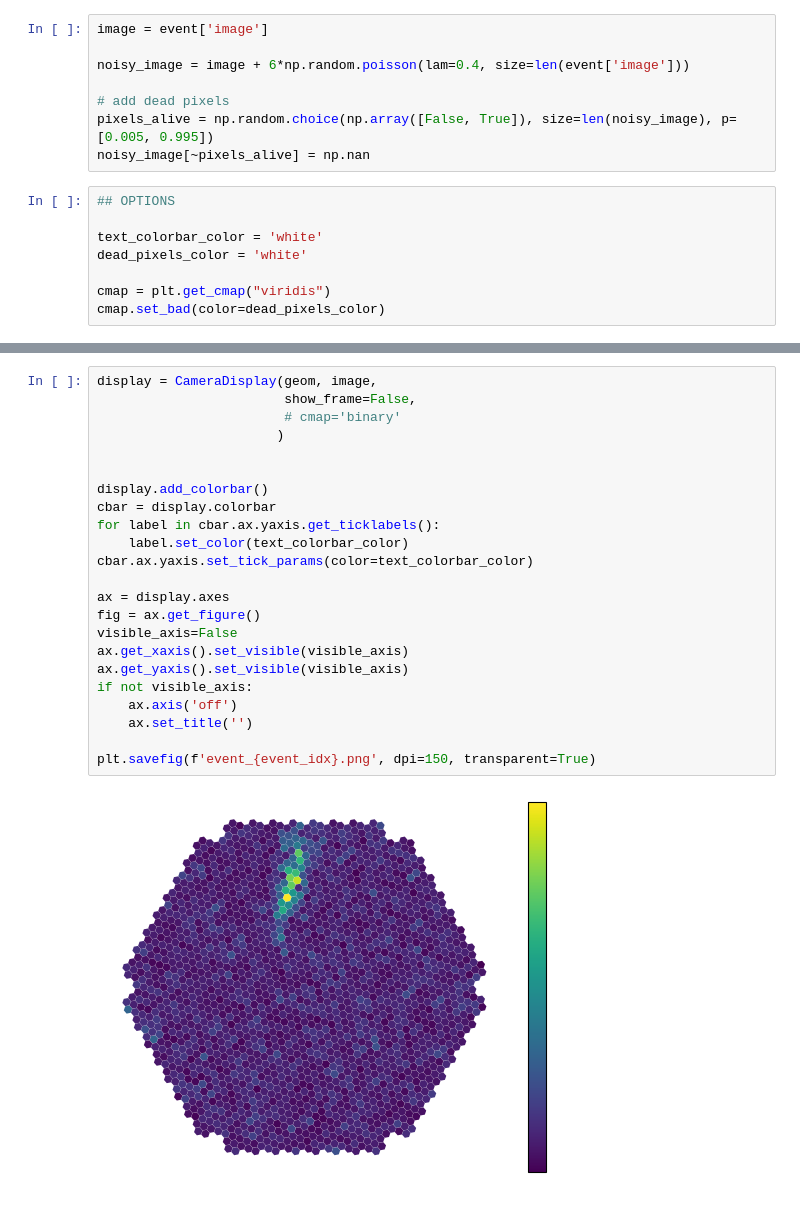
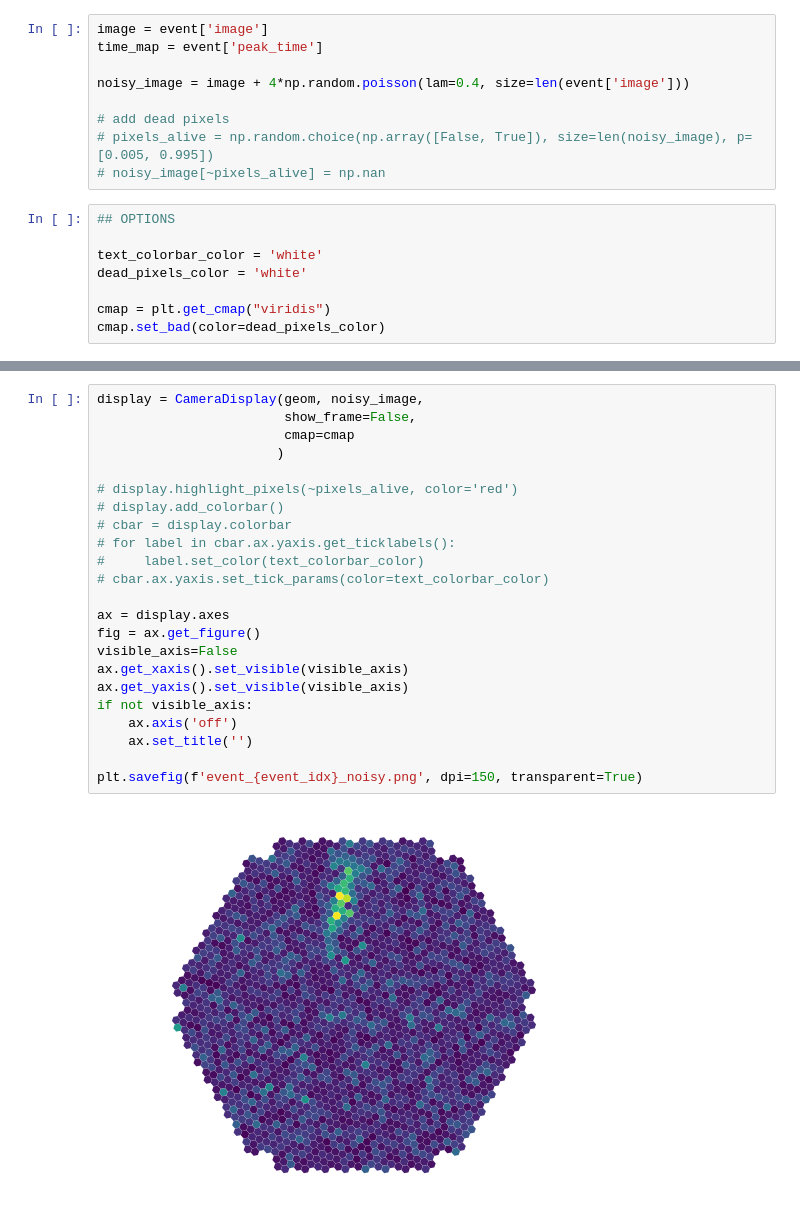
Before and after one commit to vuillaut/pres_cta, a Jupyter notebook: noisy_event.ipynb, the cells around one changed output, grey strips where cells are left out. Cells and saved outputs as stored; diff of their text form.

Commit message:
update noisy event and add binder badge

```diff
--- a/noisy_event.ipynb
+++ b/noisy_event.ipynb
@@ -73,11 +73,12 @@ len(noisy_image)
 # %%
 image = event['image']
+time_map = event['peak_time']
 
-noisy_image = image + 6*np.random.poisson(lam=0.4, size=len(event['image']))
+noisy_image = image + 4*np.random.poisson(lam=0.4, size=len(event['image']))
 
 # add dead pixels
-pixels_alive = np.random.choice(np.array([False, True]), size=len(noisy_image), p=[0.005, 0.995])
-noisy_image[~pixels_alive] = np.nan
+# pixels_alive = np.random.choice(np.array([False, True]), size=len(noisy_image), p=[0.005, 0.995])
+# noisy_image[~pixels_alive] = np.nan
 # %%
 ## OPTIONS
 
@@ -89,26 +125,26 @@ cmap.set_bad(color=dead_pixels_color)
 # %%
-display = CameraDisplay(geom, image,
+display = CameraDisplay(geom, noisy_image,
                         show_frame=False,
-                        # cmap='binary'
+                        cmap=cmap
                        )
 
-
-display.add_colorbar()
-cbar = display.colorbar
-for label in cbar.ax.yaxis.get_ticklabels():
-    label.set_color(text_colorbar_color)
-cbar.ax.yaxis.set_tick_params(color=text_colorbar_color)
+# display.highlight_pixels(~pixels_alive, color='red')
+# display.add_colorbar()
+# cbar = display.colorbar
+# for label in cbar.ax.yaxis.get_ticklabels():
+#     label.set_color(text_colorbar_color)
+# cbar.ax.yaxis.set_tick_params(color=text_colorbar_color)
 
 ax = display.axes
 fig = ax.get_figure()
 visible_axis=False
 ax.get_xaxis().set_visible(visible_axis)
 ax.get_yaxis().set_visible(visible_axis)
 if not visible_axis:
     ax.axis('off')
     ax.set_title('')
 
-plt.savefig(f'event_{event_idx}.png', dpi=150, transparent=True)
+plt.savefig(f'event_{event_idx}_noisy.png', dpi=150, transparent=True)
 # %% [output]
-[figure, old version]
+[figure, new version]
 # %%
```
Also changed, not shown: parts of 5 cells of this notebook, 1 other file.
